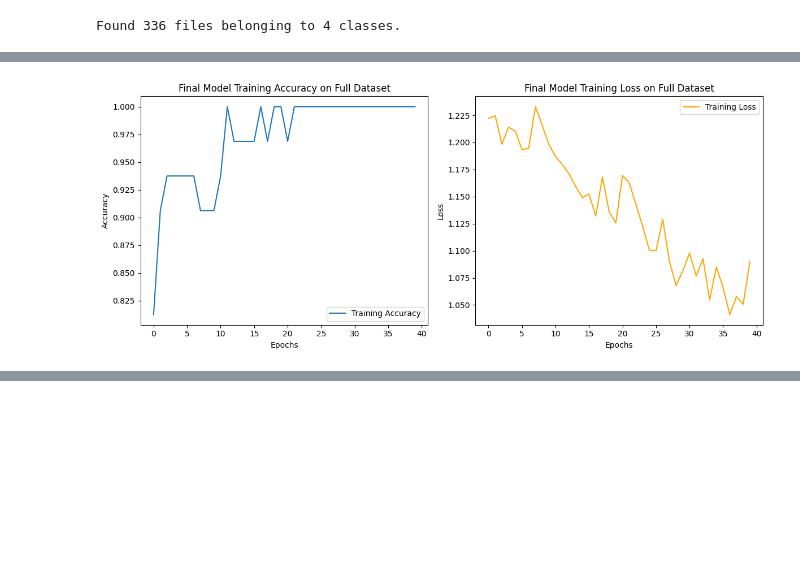
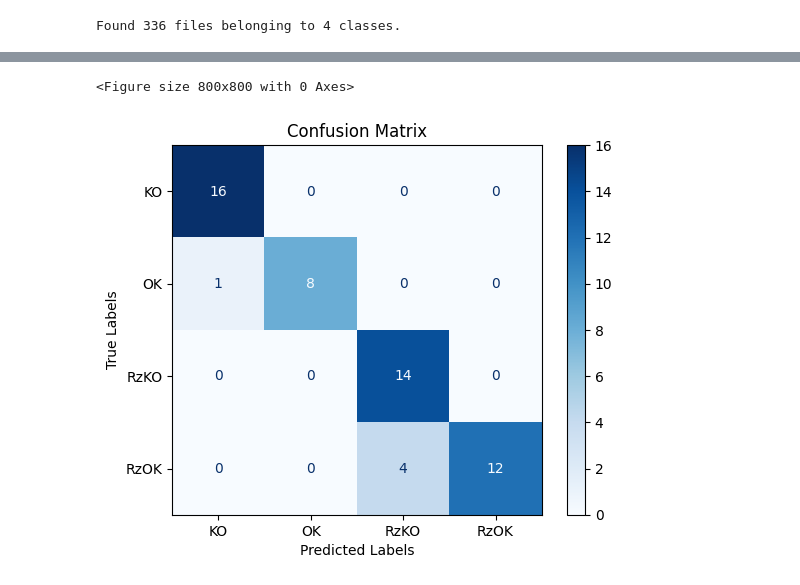
Before and after one commit to arminak6/Control-Quality, a Jupyter notebook: Code/Model/main.ipynb, the cells around one changed output, grey strips where cells are left out. Saved outputs shown, nothing was run; the diff lists cells and outputs as text; code cells hidden in the pictures; blank space fills up the shorter version.

Commit message:
improve accuracy

```diff
--- a/Code/Model/main.ipynb
+++ b/Code/Model/main.ipynb
@@ -497,20 +346,0 @@ plt.show()
-# %%
-# After cross-validation, create a new model and load the best weights
-final_model = keras.Model(inputs=inputs, outputs=outputs)  # Same architecture as before
-final_model.set_weights(best_weights)  # Load best weights from cross-validation
-
-# Compile the final model
-final_model.compile(
-    loss="sparse_categorical_crossentropy",
-    # optimizer=keras.optimizers.SGD(weight_decay=5e-4, learning_rate=schedule, momentum=0.9,),
-    optimizer=keras.optimizers.SGD(learning_rate=0.01),
-    metrics=["accuracy"]
-)
-
-# Combine the full dataset for fine-tuning
-full_train_dataset = tf.data.Dataset.from_tensor_slices((images, labels))
-full_train_dataset = full_train_dataset.map(lambda x, y: (x / 255.0, y))
-full_train_dataset = full_train_dataset.batch(BATCH_SIZE).prefetch(AUTOTUNE)
-
-# Fine-tune the model on the full dataset
-history =  final_model.fit(full_train_dataset, epochs=40)
@@ -535,39 +347,42 @@ Epoch 40/40
-# %%
-plt.figure(figsize=(12, 5))
-
-# Plot accuracy
-plt.subplot(1, 2, 1)
-plt.plot(history.history['accuracy'], label='Training Accuracy')
-plt.title('Final Model Training Accuracy on Full Dataset')
-plt.xlabel('Epochs')
-plt.ylabel('Accuracy')
-plt.legend()
-
-# Plot loss
-plt.subplot(1, 2, 2)
-plt.plot(history.history['loss'], label='Training Loss', color='orange')
-plt.title('Final Model Training Loss on Full Dataset')
-plt.xlabel('Epochs')
-plt.ylabel('Loss')
-plt.legend()
-
-plt.tight_layout()
-plt.show()
-# %% [output]
-[figure, removed]
 # %%
+from sklearn.metrics import confusion_matrix, ConfusionMatrixDisplay
+
+# Load the test dataset
 test_dataset = tf.keras.preprocessing.image_dataset_from_directory(
-    "/content/drive/MyDrive/3D/ttt/ttt",  # Path to test dataset
+   "/content/drive/MyDrive/3D/ttt/ttt",  # Path to test dataset
     image_size=IMAGE_SIZE,
     batch_size=BATCH_SIZE,
     label_mode='int'  # Use 'int' labels to match the training dataset
 )
 
-# Apply gamma transformation and normalize the test dataset
-test_dataset = test_dataset.map(lambda x, y: (apply_gamma(x, gamma=GAMMA) / 255.0, y))  # Apply gamma and normalize
+# Retrieve class names from the dataset
+class_names = test_dataset.class_names
+print("Class names:", class_names)
+
 
 # Evaluate the final model on the test dataset
 test_loss, test_accuracy = final_model.evaluate(test_dataset)
 print(f"\nTest Loss: {test_loss}")
 print(f"Test Accuracy: {test_accuracy}")
+
+# Get predictions and true labels for the test dataset
+y_pred = []
+y_true = []
+
+for images, labels in test_dataset:
+    predictions = final_model.predict(images)
+    y_pred.extend(np.argmax(predictions, axis=1))
+    y_true.extend(labels.numpy())
+
+# Calculate the confusion matrix
+conf_matrix = confusion_matrix(y_true, y_pred)
+disp = ConfusionMatrixDisplay(confusion_matrix=conf_matrix, display_labels=class_names)
+
+# Plot the confusion matrix with class names
+plt.figure(figsize=(8, 8))
+disp.plot(cmap="Blues", values_format="d")
+plt.title("Confusion Matrix")
+plt.xlabel("Predicted Labels")
+plt.ylabel("True Labels")
+plt.show()
 # %% [output]
@@ -578,0 +397,2 @@ Test Accuracy: 0.21875
+<Figure size 800x800 with 0 Axes>
+[figure, added]
```
Also changed, not shown: parts of 29 cells of this notebook.
